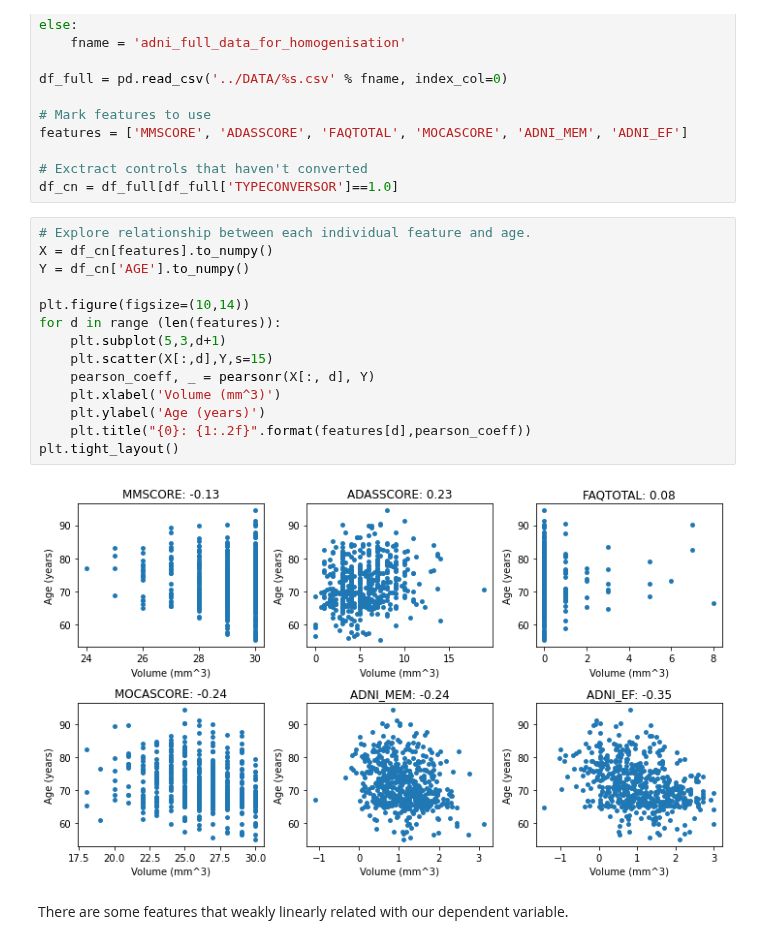
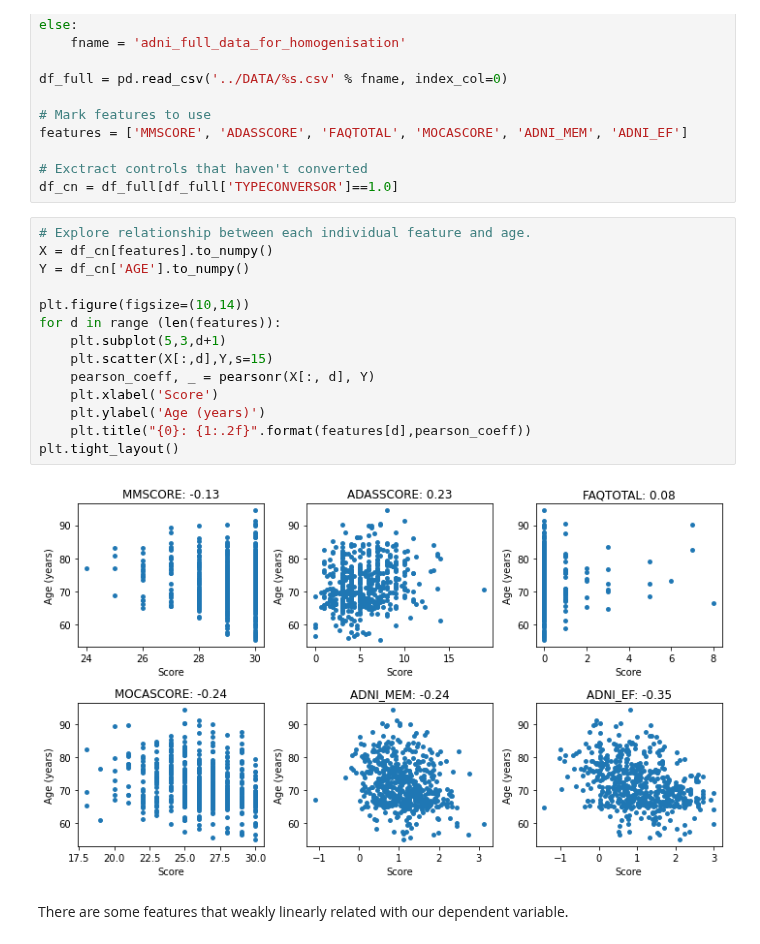
Before and after one commit to JGarciaCondado/ADNIBrainAge, a Jupyter notebook: jupyternotebooks/neuropsychBrainAge.ipynb, the cells around one changed output. Drawn from its saved outputs; the diff is of its cells as text.

Commit message:
Fix labels in graphs

```diff
--- a/jupyternotebooks/neuropsychBrainAge.ipynb
+++ b/jupyternotebooks/neuropsychBrainAge.ipynb
@@ -38,19 +39,19 @@ df_cn = df_full[df_full['TYPECONVERSOR']==1.0]
 # %%
 # Explore relationship between each individual feature and age.
 X = df_cn[features].to_numpy()
 Y = df_cn['AGE'].to_numpy()
 
 plt.figure(figsize=(10,14))
 for d in range (len(features)):
     plt.subplot(5,3,d+1)
     plt.scatter(X[:,d],Y,s=15)
     pearson_coeff, _ = pearsonr(X[:, d], Y)
-    plt.xlabel('Volume (mm^3)')
+    plt.xlabel('Score')
     plt.ylabel('Age (years)')
     plt.title("{0}: {1:.2f}".format(features[d],pearson_coeff))
 plt.tight_layout()
 # %% [output]
-[figure, old version]
+[figure, new version]
 # %% [markdown]
 There are some features that weakly linearly related with our dependent variable.
 # %%
```
Also changed, not shown: parts of 3 cells of this notebook, 1 other file.
